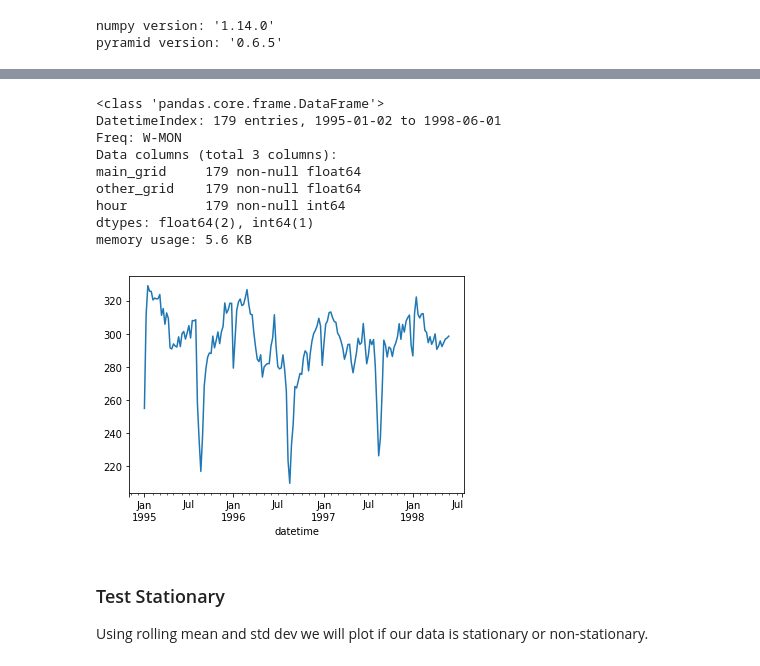
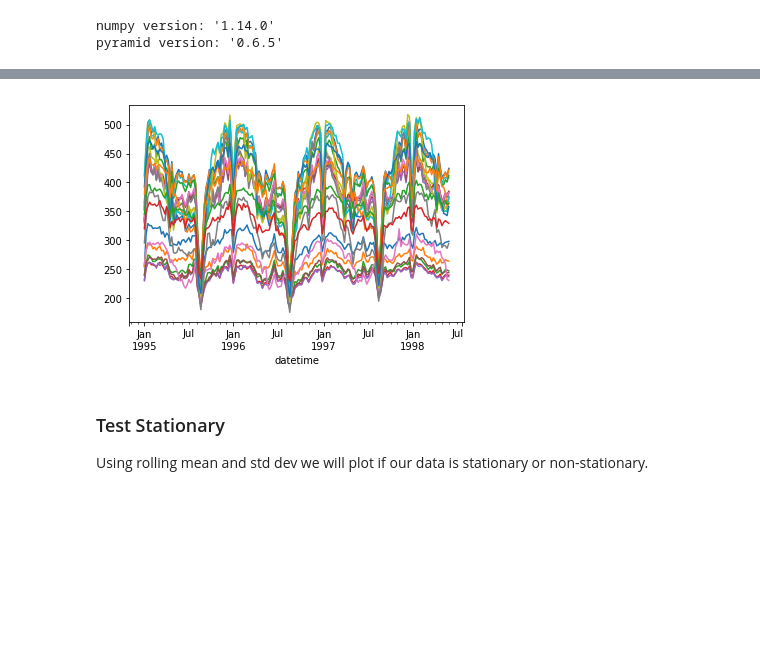
Before and after one commit to Cobrijani/prescient, a Jupyter notebook: src/notebooks/PowerSupply.ipynb, the cells around one changed output, grey strips where cells are left out. Saved outputs shown, nothing was run; the diff lists cells and outputs as text; code cells hidden in the pictures; blank space fills up the shorter version.

```diff
--- a/src/notebooks/PowerSupply.ipynb
+++ b/src/notebooks/PowerSupply.ipynb
@@ -34,61 +38,41 @@ pyramid version: '0.6.5'
 # %%
+def create_hourly_data(data, hour):
+    if(hour < 0 or hour > 23):
+        print("Must be between 0 and 24")
+        return;
+
+    data = list(map(lambda x: (x[0], x[1], int(x[2])), data))
+
+    filtered_data = list(filter(lambda x: int(x[2]) == hour, data))
+
+    dates = pd.date_range('1995-01-01', periods=len(filtered_data), freq='D')
+
+    X = pd.DataFrame(filtered_data)
+
+    X.rename(columns={0: 'main_grid',1: 'other_grid', 2: 'hour'}, inplace=True)
+
+    X['datetime'] = dates
+    X.set_index('datetime', inplace = True)
+
+
+    return pd.Series(X['main_grid'] + X['other_grid'])
+
 data, meta = util.read_arf('powersupply.arff');
 
-data = list(map(lambda x: (x[0], x[1], int(x[2])), data))
+week_agg = lambda data_: data_.resample('W-Mon').mean()
+month_agg = lambda data_: data_.resample('MS').mean()
 
-x = list(filter(lambda x: int(x[2]) == 0, data))
+agg = week_agg
 
-dates = pd.date_range('1995-01-01', periods=len(x), freq='D')
+X = [create_hourly_data(data, hour) for hour in range(0, 24)]
 
-X = pd.DataFrame(x)
-X.rename(columns={0: 'main_grid',1: 'other_grid', 2: 'hour'}, inplace=True)
-# extract only 0 hour
-lst = list(filter(lambda x: x.hour == 0,dates))
+X = [agg(i) for i in X]
 
-lst = lst[:len(lst)-((len(lst) - len(x)))]
+[i.plot() for i in X]
 
-X['datetime'] = lst
-X.set_index('datetime', inplace = True)
-
-X = X.resample('W-Mon').mean();
-
-X.info()
+plt.show()
 # %% [output]
-<class 'pandas.core.frame.DataFrame'>
-DatetimeIndex: 179 entries, 1995-01-02 to 1998-06-01
-Freq: W-MON
-Data columns (total 3 columns):
-main_grid     179 non-null float64
-other_grid    179 non-null float64
-hour          179 non-null int64
-dtypes: float64(2), int64(1)
-memory usage: 5.6 KB
+[figure, added]
-# %%
-# X[['main_grid', 'other_grid']].plot(figsize=(8, 4))
-# plt.show()
-
-x = X['main_grid'] + X['other_grid']
-
-x.plot()
-plt.show()
-
-#periods to predict
-periods = len(x[x.index.year == 1998]) #+ len(x[x.index.year == 1997])
-t = pd.concat([x[x.index.year == 1998]])
-
-# y = x[x.index.year != 1997]
-y = x[x.index.year != 1998]
-
-
-y = pd.Series(y)
-
-# autocorrelation_plot(y);
-
-# result = seasonal_decompose(y, model='additive')
-
-# result.plot()
-# %% [output]
-[figure, removed]
 # %% [markdown]
 ### Test Stationary
 
```
Also changed, not shown: parts of 8 cells of this notebook.
